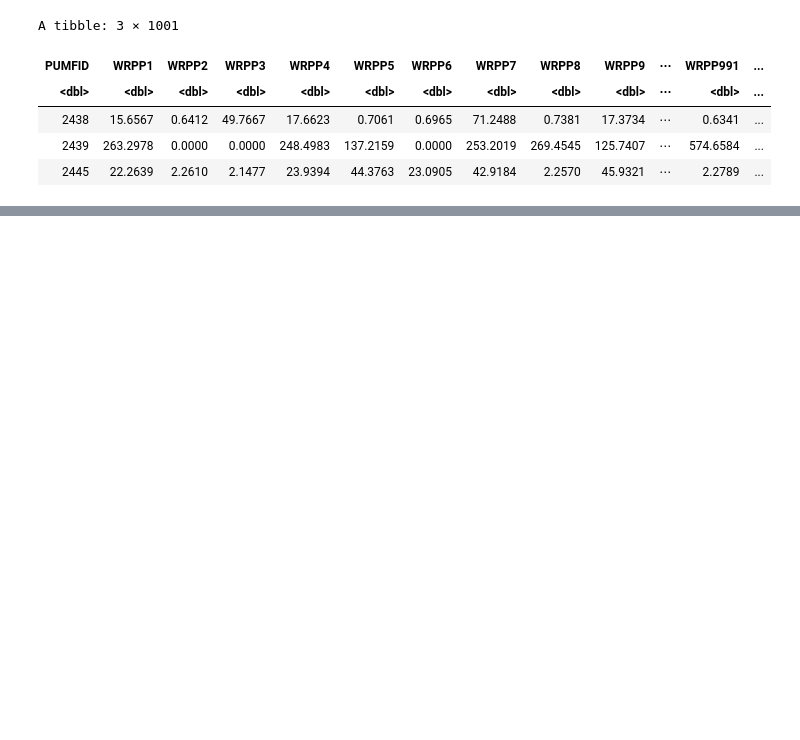
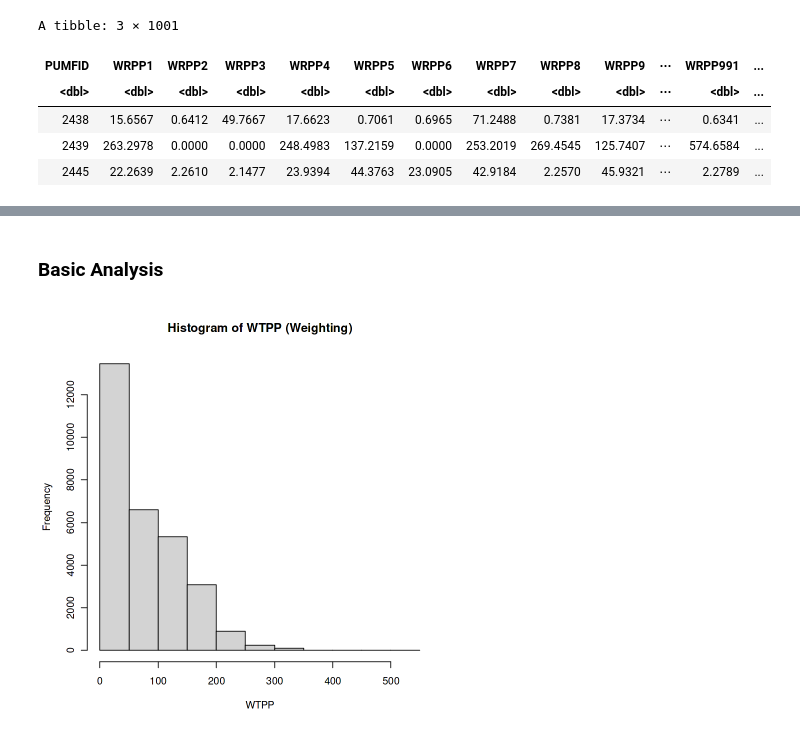
Before and after one commit to PeterFriedrich/StatsCan-PUMF-Analysis, a Jupyter notebook: Canadian_Child_Care_Survey_Analysis_R.ipynb, the cells around one changed output, grey strips where cells are left out. Cells and saved outputs as stored; diff of their text form; code cells hidden in the pictures; blank space fills up the shorter version.

Commit message:
Kaggle Notebook | Version 4: Began basic analysis. Added notes on license and data background.

```diff
--- a/Canadian_Child_Care_Survey_Analysis_R.ipynb
+++ b/Canadian_Child_Care_Survey_Analysis_R.ipynb
@@ -46,0 +151,6 @@ A tibble: 3 × 1001
+# %% [markdown]
+### Basic Analysis
+# %%
+hist(data$WTPP, main = "Histogram of WTPP (Weighting)", xlab = "WTPP", ylab = "Frequency")
+# %% [output]
+[figure, added]
```
Also changed, not shown: parts of 25 cells of this notebook.
